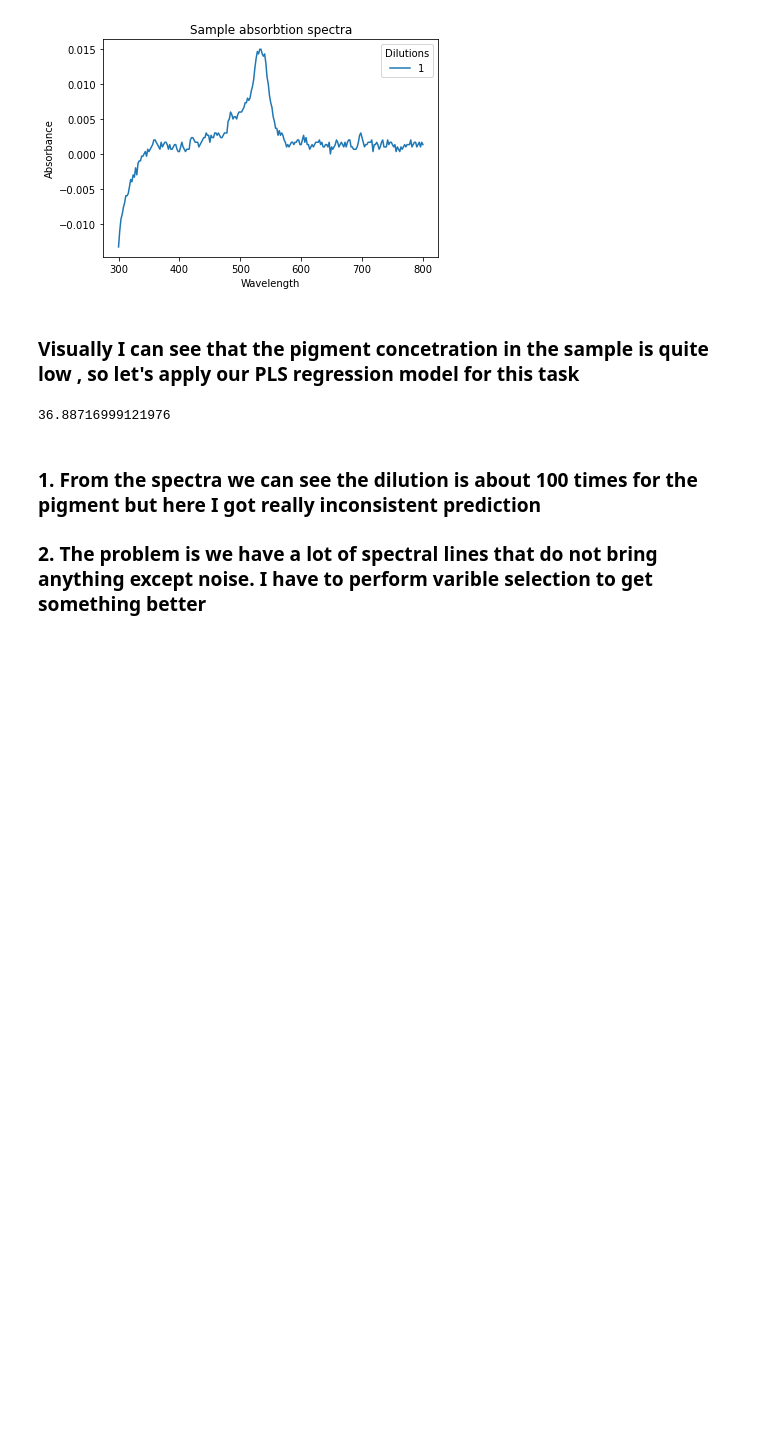
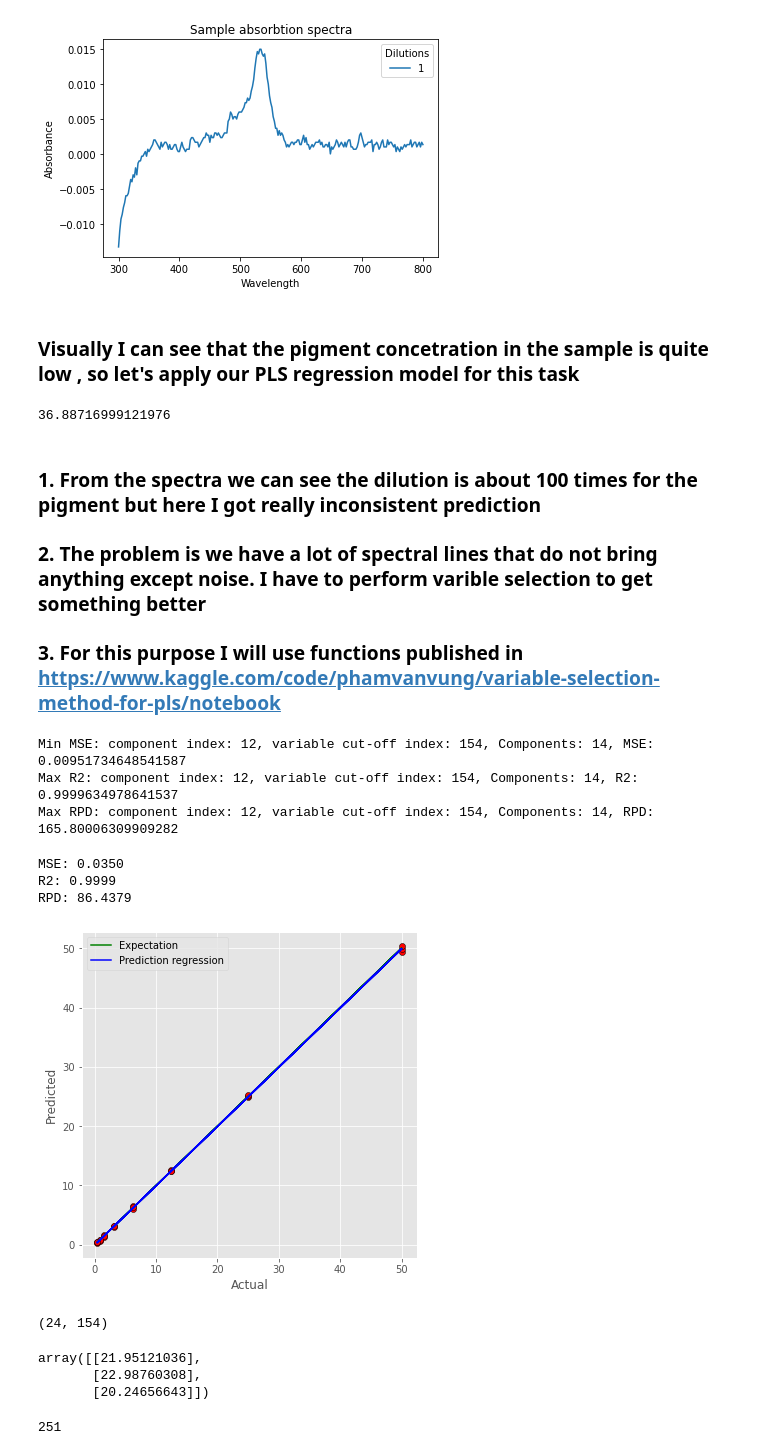
Before and after one commit to dkarlov/colorfix_test, a Jupyter notebook: Notebook for exploratory data analysis.ipynb, the cells around one changed output. Drawn from its saved outputs; the diff is of its cells as text; code cells hidden in the pictures; blank space fills up the shorter version.

Commit message:
Tesing the variable selection procedure

```diff
--- a/Notebook for exploratory data analysis.ipynb
+++ b/Notebook for exploratory data analysis.ipynb
@@ -206,9 +206,10 @@ Text(0.5, 1.0, 'Sample absorbtion spectra')
 # %%
 # train PLS with six components
 pls = PLS(n_components = 6)
-pls.fit(X, y).predict(sample_clean[[str(i) for i in range(300, 802, 2)]].values).mean()
+pls.fit(X, y).predict(sample_clean[[str(i) for i in range(300, 802, 2)]]).mean()
 # %% [output]
 36.88716999121976
 # %% [markdown]
 ### 1. From the spectra we can see the dilution is about 100 times for the pigment but here I got really inconsistent prediction
 ### 2. The problem is we have a lot of spectral lines that do not bring anything except noise. I have to perform varible selection to get something better
+### 3. For this purpose I will use functions published in https://www.kaggle.com/code/phamvanvung/variable-selection-method-for-pls/notebook
@@ -214,0 +354,36 @@ pls.fit(X, y).predict(sample_clean[[str(i) for i in range(300, 802, 2)]].values)
+# %%
+find_best_components_variables(X.values, y, range(2, 15))
+# %% [output]
+Min MSE: component index: 12, variable cut-off index: 154, Components: 14, MSE: 0.00951734648541587
+Max R2: component index: 12, variable cut-off index: 154, Components: 14, R2: 0.9999634978641537
+Max RPD: component index: 12, variable cut-off index: 154, Components: 14, RPD: 165.80006309909282
+# %%
+num_comp = 12
+num_discarded = 154
+# Sort according to the num_comp then select (cut from num_discardeed onward)
+Xselected, indices = sort_variable(X.values, y, num_comp)
+Xselected = Xselected[:, num_discarded:]
+# Now test the performance with the selected num_comp and selected variables
+y_cv, mse, r2, rpd = pls_evaluate_and_plot_num_comp(Xselected, y, num_comp)
+# %% [output]
+MSE: 0.0350
+R2: 0.9999
+RPD: 86.4379
+[figure, added]
+# %%
+Xselected.shape
+# %% [output]
+(24, 154)
+# %%
+# Make prediction
+pls = PLS(n_components=12)
+X_sample = sample_clean[[str(i) for i in range(300, 802, 2)]].values[:, indices[:154]]
+pls.fit(Xselected, y).predict(X_sample)
+# %% [output]
+array([[21.95121036],
+       [22.98760308],
+       [20.24656643]])
+# %%
+len(indices)
+# %% [output]
+251
```
Also changed, not shown: parts of 3 cells of this notebook.
